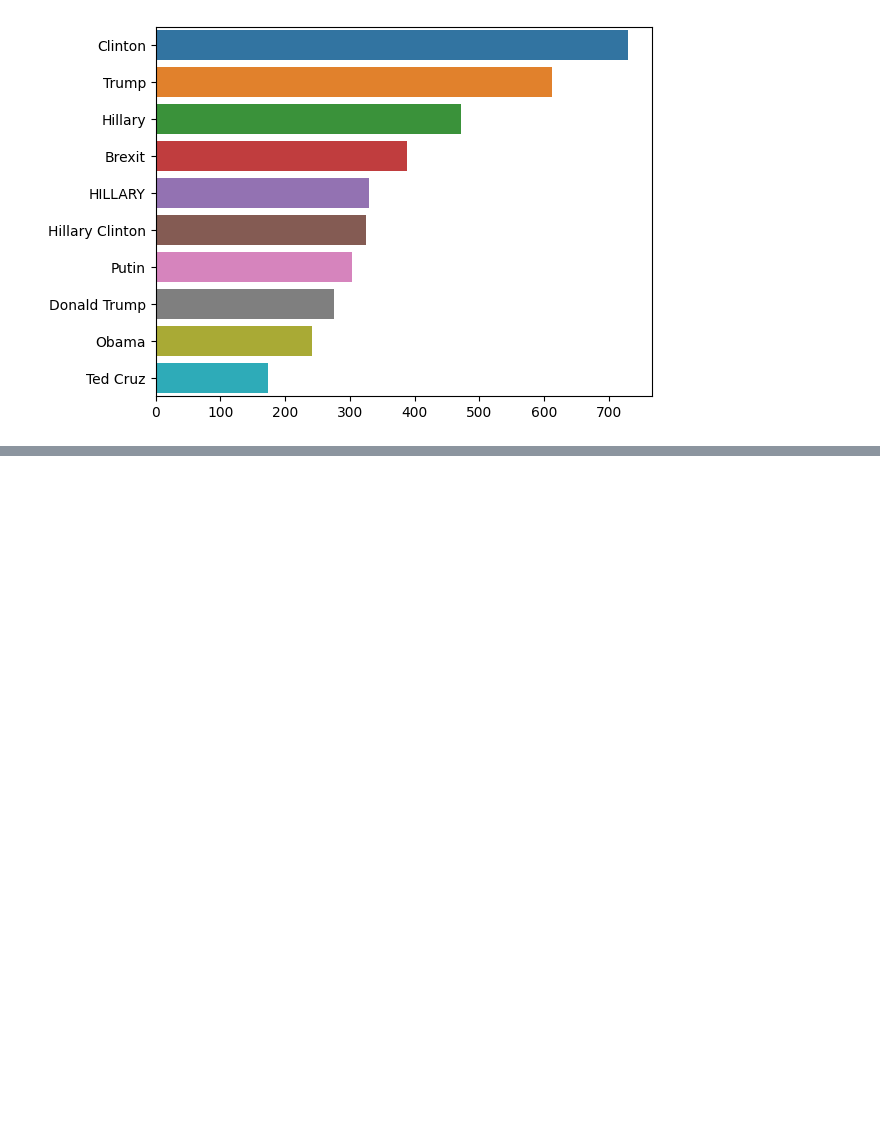
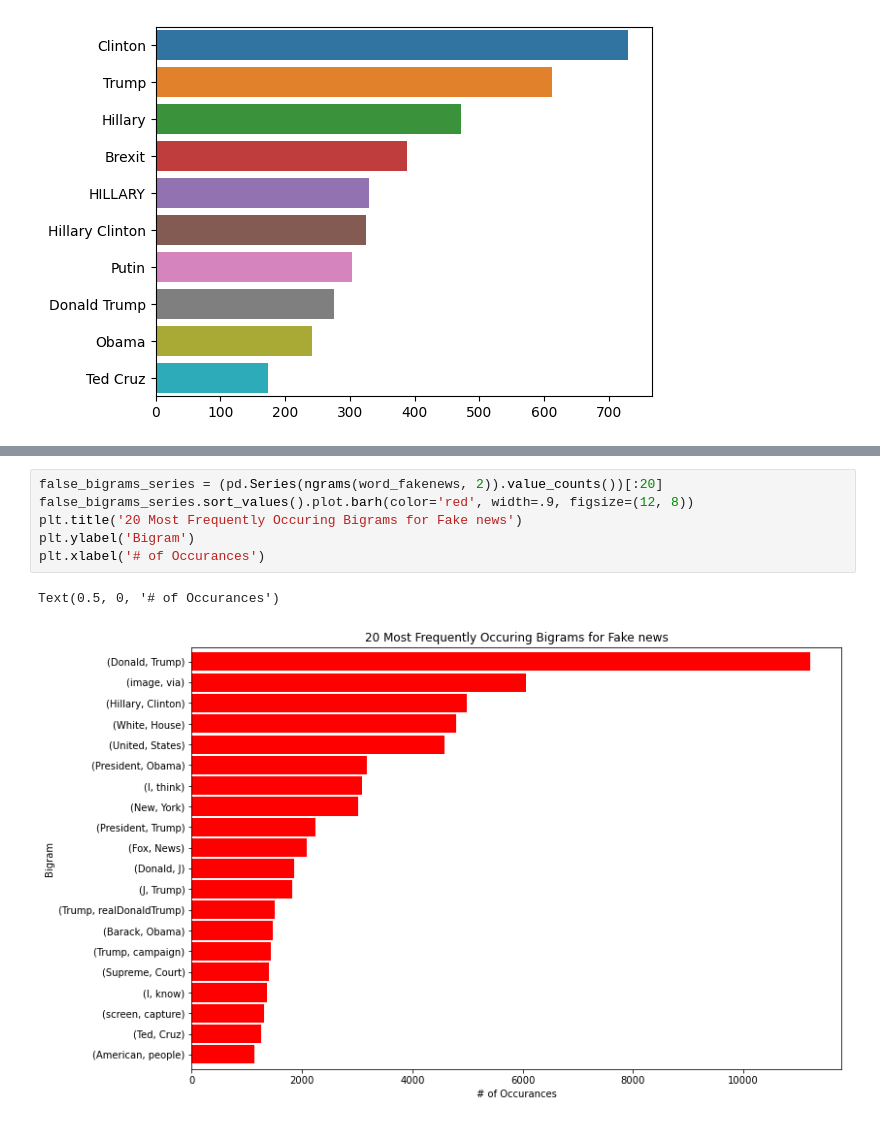
Before and after one commit to brandonyhr98/BT4222-Group-Project, a Jupyter notebook: EDA.ipynb, the cells around one changed output, grey strips where cells are left out. Saved outputs shown, nothing was run; the diff lists cells and outputs as text; blank space fills up the shorter version.

```diff
--- a/EDA.ipynb
+++ b/EDA.ipynb
@@ -156,0 +200,9 @@ sns.barplot(x= y,y = x)
+# %%
+false_bigrams_series = (pd.Series(ngrams(word_fakenews, 2)).value_counts())[:20]
+false_bigrams_series.sort_values().plot.barh(color='red', width=.9, figsize=(12, 8))
+plt.title('20 Most Frequently Occuring Bigrams for Fake news')
+plt.ylabel('Bigram')
+plt.xlabel('# of Occurances')
+# %% [output]
+Text(0.5, 0, '# of Occurances')
+[figure, added]
```
Also changed, not shown: parts of 7 cells of this notebook, 4 other files.
